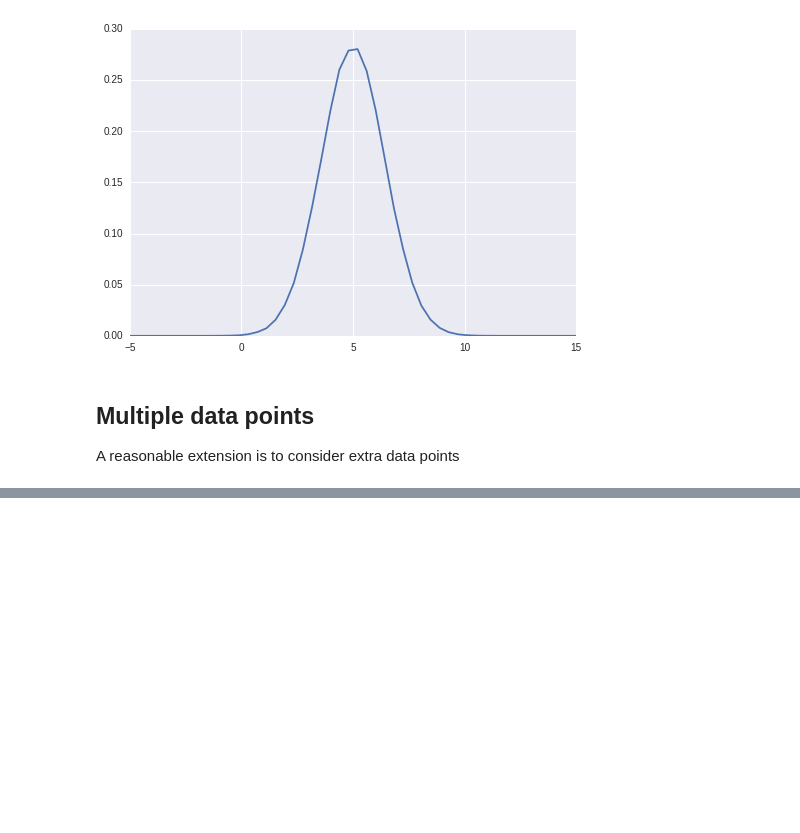
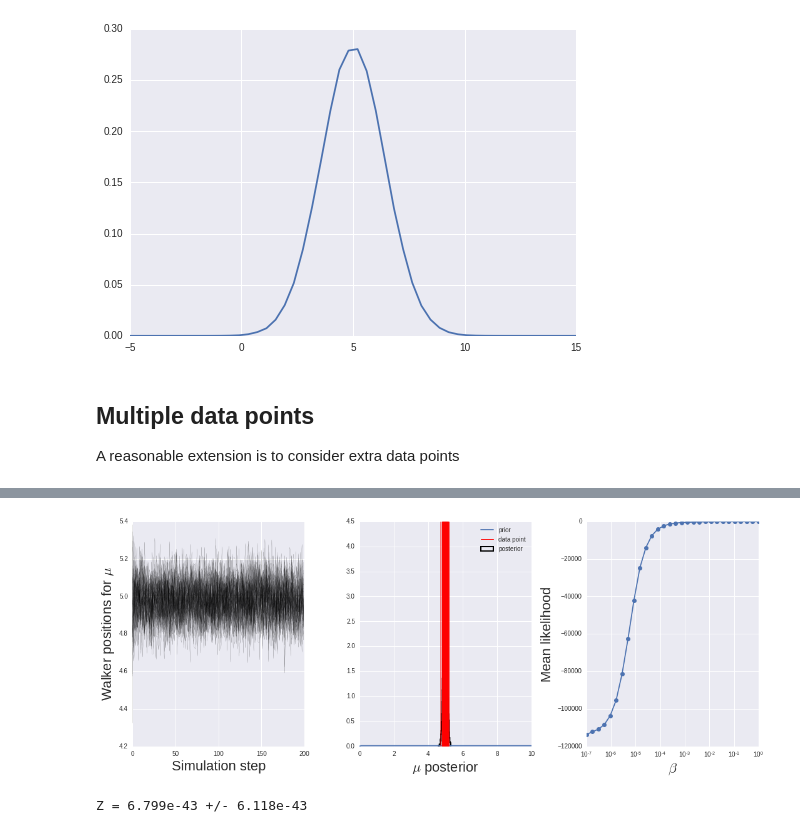
Before and after one commit to GregoryAshton/GregoryAshton.github.io, a Jupyter notebook: _notebooks/2015-08-19-Investigating-the-effect-of-the-prior-on-the-evidence.ipynb, the cells around one changed output, grey strips where cells are left out. Saved outputs shown, nothing was run; the diff lists cells and outputs as text; code cells hidden in the pictures; blank space fills up the shorter version.

```diff
--- a/_notebooks/2015-08-19-Investigating-the-effect-of-the-prior-on-the-evidence.ipynb
+++ b/_notebooks/2015-08-19-Investigating-the-effect-of-the-prior-on-the-evidence.ipynb
@@ -200,0 +206,5 @@ Z = 7.791e-06 +/- 3.435e-07
+# %%
+run('unif', 0, 100, x=np.random.normal(5, 0.1, 100), betamin=-7)
+# %% [output]
+[figure, added]
+Z = 6.799e-43 +/- 6.118e-43
```
Also changed, not shown: parts of 5 cells of this notebook, 2 other files.
